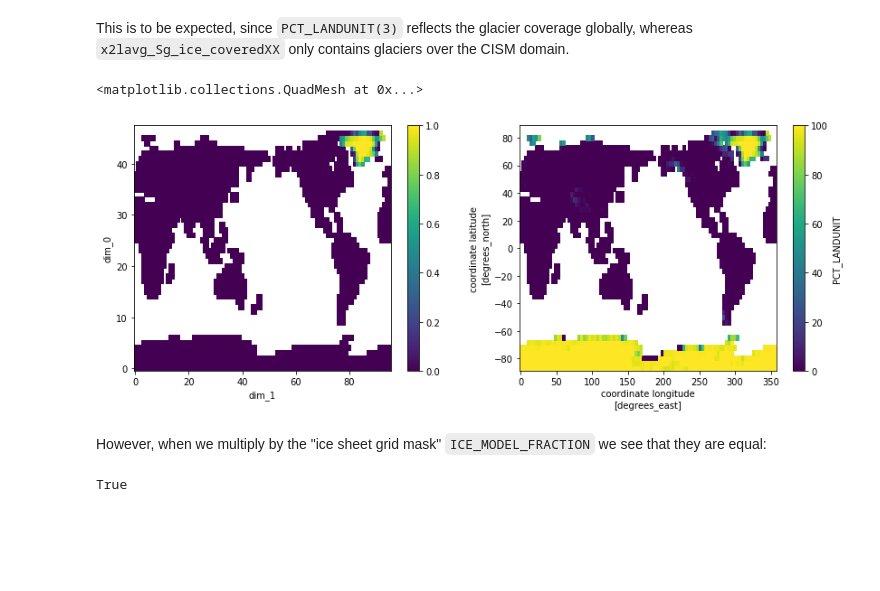
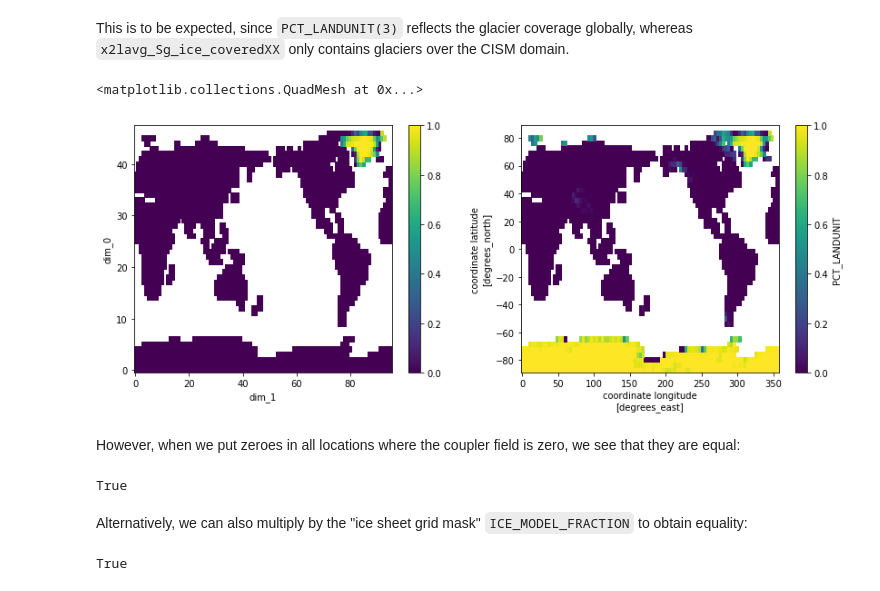
Before and after one commit to lvankampenhout/reconciling_smb, a Jupyter notebook: T31_runs.ipynb, the cells around one changed output. Saved outputs shown, nothing was run; the diff lists cells and outputs as text; code cells hidden in the pictures; blank space fills up the shorter version.

```diff
--- a/T31_runs.ipynb
+++ b/T31_runs.ipynb
@@ -302,10 +298,18 @@ This is to be expected, since `PCT_LANDUNIT(3)` reflects the glacier coverage gl
 # %%
 fig, axes = plt.subplots(ncols=2, figsize=(14,5))
 xr.DataArray(xlIceCov).plot(ax=axes[0])
-plu.plot(ax=axes[1])
+xr.DataArray(plu*0.01).plot(ax=axes[1])
 # %% [output]
 <matplotlib.collections.QuadMesh at 0x...>
-[figure, old version]
+[figure, new version]
+# %% [markdown]
+However, when we put zeroes in all locations where the coupler field is zero, we see that they are equal:
+# %%
+AA = xlIceCov
+BB = xr.where(xlIceCov == 0, 0, plu * 0.01)
+np.allclose(AA, BB)
+# %% [output]
+True
 # %% [markdown]
-However, when we multiply by the "ice sheet grid mask" `ICE_MODEL_FRACTION` we see that they are equal:
+Alternatively, we can also multiply by the "ice sheet grid mask" `ICE_MODEL_FRACTION` to obtain equality:
 # %%
```
Also changed, not shown: parts of 13 cells of this notebook, 2 other files.
